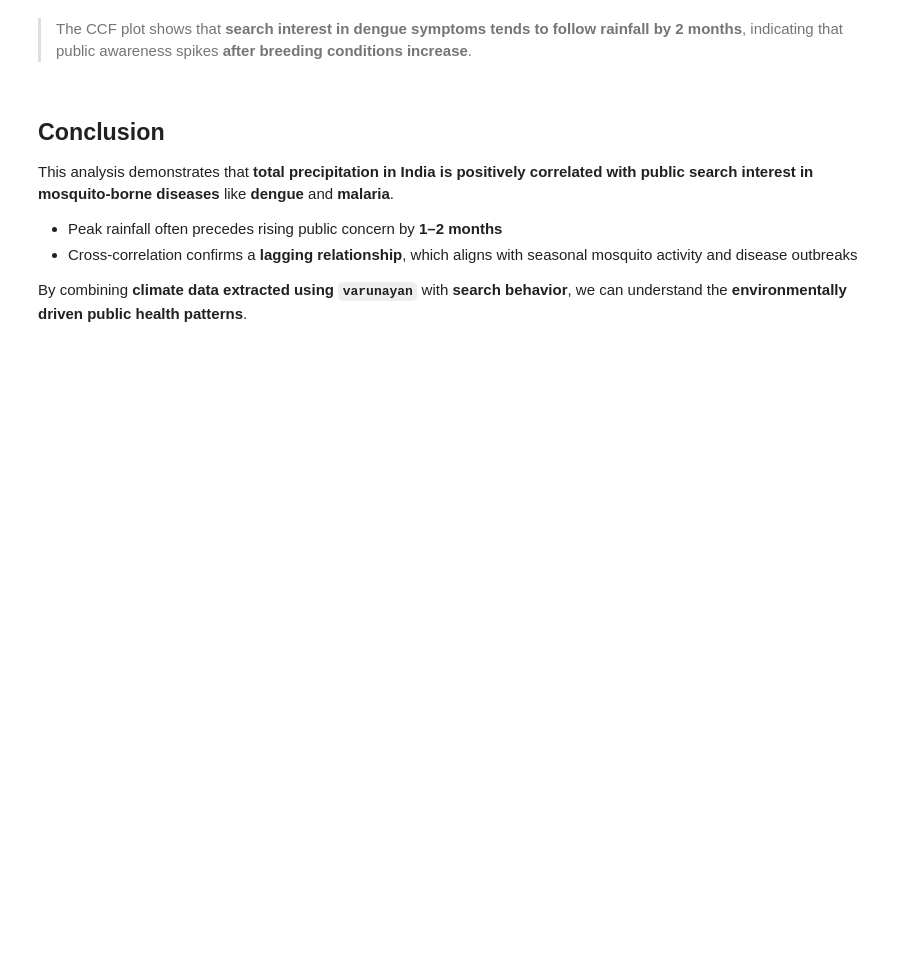
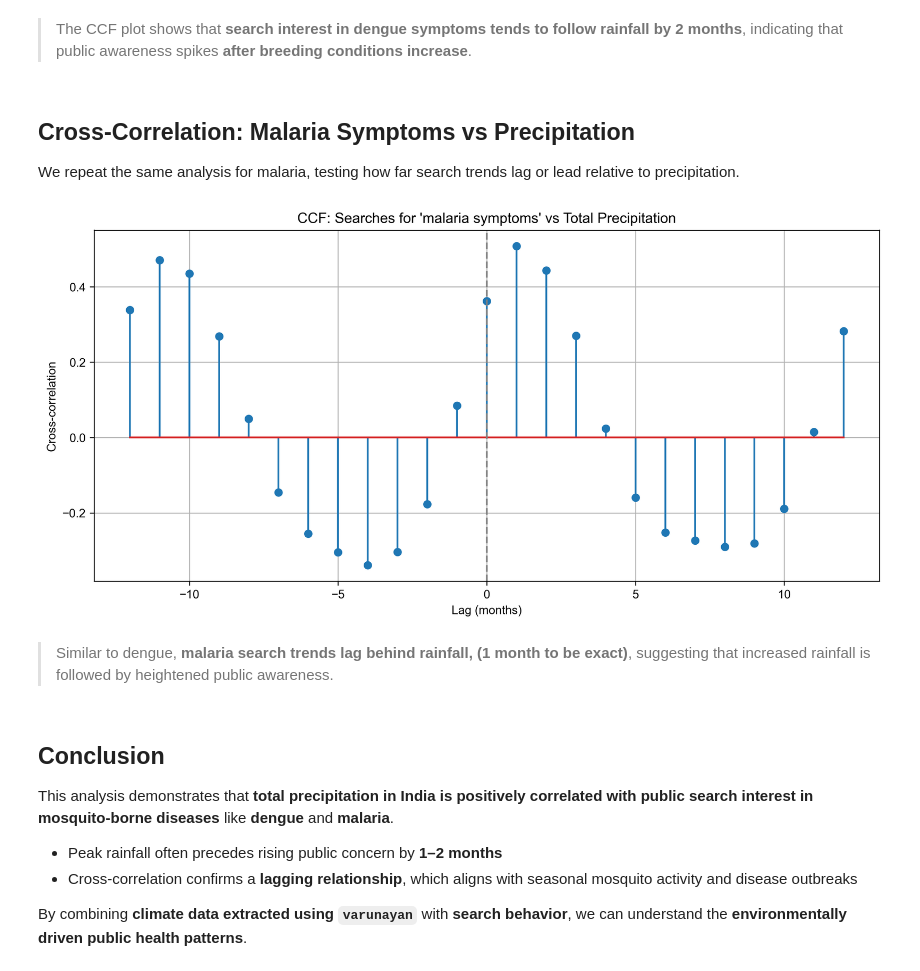
Before and after one commit to saketlab/varunayan, a Jupyter notebook: notebooks/05_malaria_dengue_public_interest_trend.ipynb, the cells around one changed output. Cells and saved outputs as stored; diff of their text form; code cells hidden in the pictures; blank space fills up the shorter version.

```diff
--- a/notebooks/05_malaria_dengue_public_interest_trend.ipynb
+++ b/notebooks/05_malaria_dengue_public_interest_trend.ipynb
@@ -171,6 +208,40 @@ plt.show()
 [figure]
 # %% [markdown]
 > The CCF plot shows that **search interest in dengue symptoms tends to follow rainfall by 2 months**, indicating that public awareness spikes **after breeding conditions increase**.
+# %% [markdown]
+## Cross-Correlation: Malaria Symptoms vs Precipitation
+
+We repeat the same analysis for malaria, testing how far search trends lag or lead relative to precipitation.
+# %%
+import numpy as np
+
+tp = (df_malaria_merged['tp'] - df_malaria_merged['tp'].mean()) / df_malaria_merged['tp'].std()
+malaria = (df_malaria_merged['malaria symptoms'] - df_malaria_merged['malaria symptoms'].mean()) / df_malaria_merged['malaria symptoms'].std()
+
+# Full cross-correlation
+corr = np.correlate(malaria - malaria.mean(), tp - tp.mean(), mode='full')
+lags = np.arange(-len(malaria)+1, len(malaria))
+corr = corr / (len(malaria) * malaria.std() * tp.std())  # Normalize
+
+lag_limit = 12
+mask = (lags >= -lag_limit) & (lags <= lag_limit)
+lags_limited = lags[mask]
+corr_limited = corr[mask]
+
+# Plot
+plt.figure(figsize=(10, 5))
+plt.stem(lags_limited, corr_limited)
+plt.xlabel('Lag (months)')
+plt.ylabel('Cross-correlation')
+plt.title('CCF: Searches for \'malaria symptoms\' vs Total Precipitation')
+plt.axvline(0, color='gray', linestyle='--')
+plt.grid(True)
+plt.tight_layout()
+plt.show()
+# %% [output]
+[figure, added]
+# %% [markdown]
+> Similar to dengue, **malaria search trends lag behind rainfall, (1 month to be exact)**, suggesting that increased rainfall is followed by heightened public awareness.
 # %% [markdown]
 ## Conclusion
 
```
Also changed, not shown: parts of 3 cells of this notebook.
